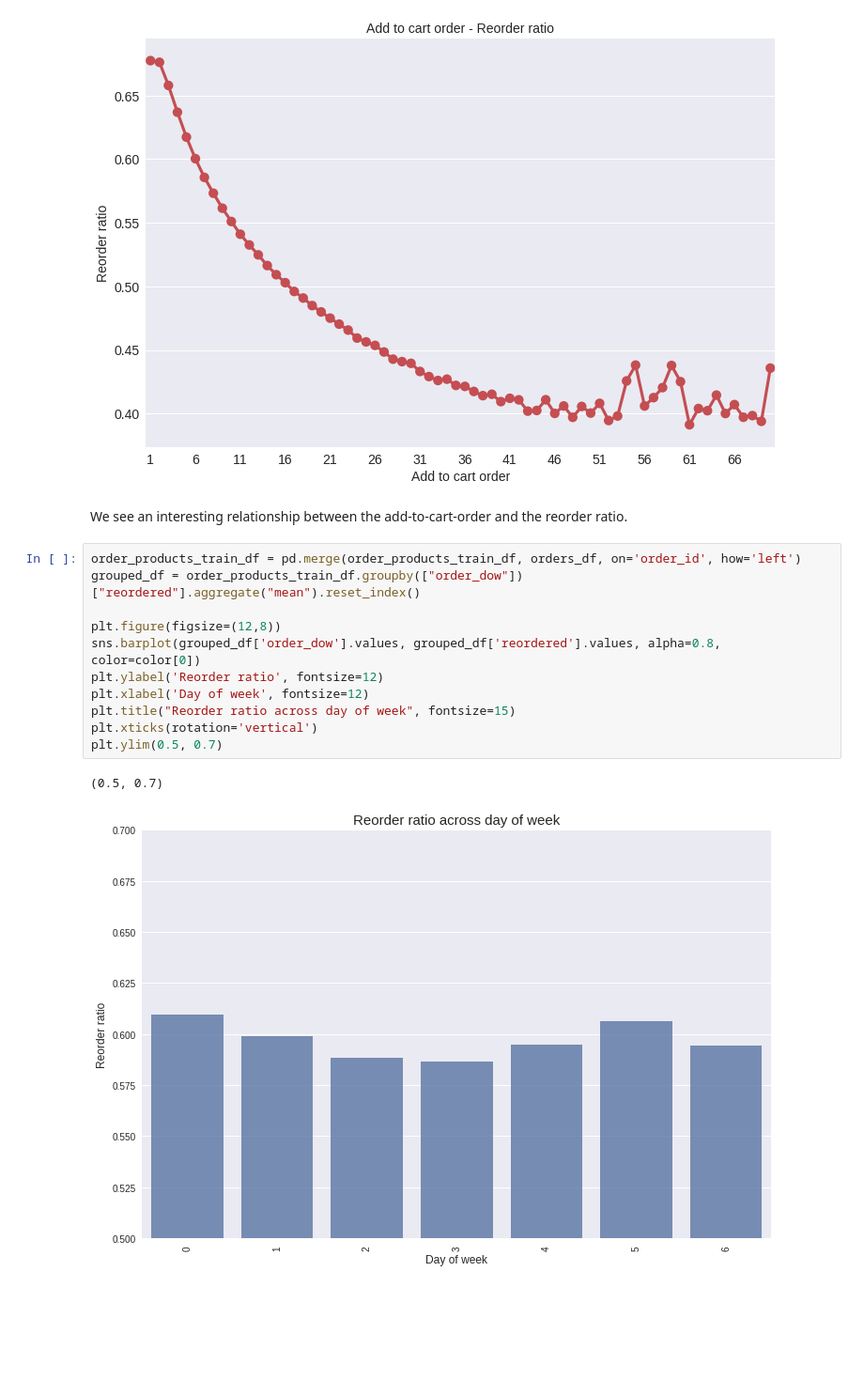
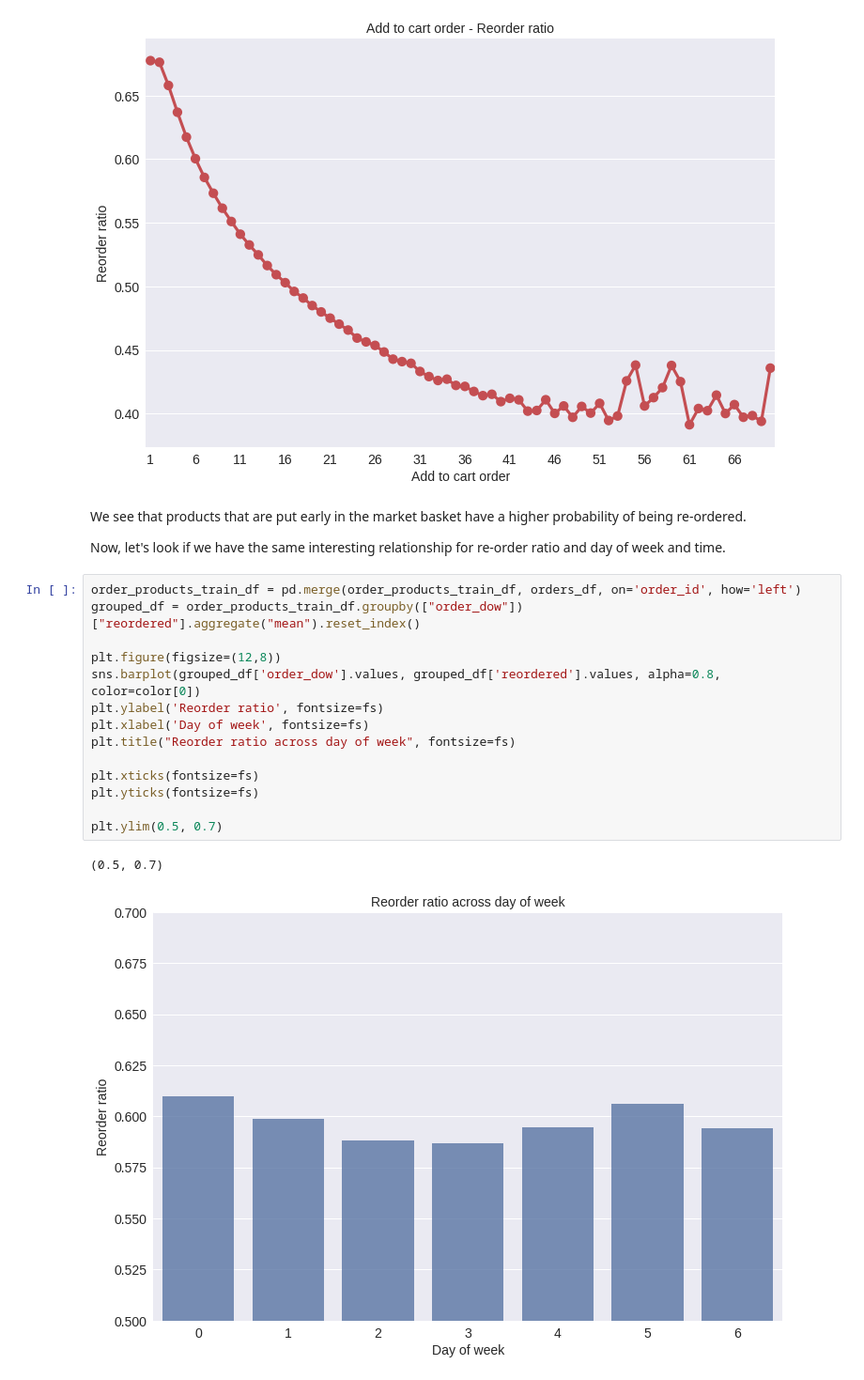
Before and after one commit to hallvardnydal/instacart, a Jupyter notebook: Exploration Notebook.ipynb, the cells around one changed output. Shown at 94% size. Cells and saved outputs as stored; diff of their text form; blank space fills up the shorter version.

```diff
--- a/Exploration Notebook.ipynb
+++ b/Exploration Notebook.ipynb
@@ -584,22 +594,27 @@ A value is trying to be set on a copy of a slice from a DataFrame
 See the caveats in the documentation: http://pandas.pydata.org/pandas-docs/stable/indexing.html#indexing-view-versus-copy
   self._setitem_with_indexer(indexer, value)
 [figure]
-# %% [markdown]
-We see an interesting relationship between the add-to-cart-order and the reorder ratio.
+# %% [markdown]
+We see that products that are put early in the market basket have a higher probability of being re-ordered.
+
+Now, let's look if we have the same interesting relationship for re-order ratio and day of week and time.
 # %%
 order_products_train_df = pd.merge(order_products_train_df, orders_df, on='order_id', how='left')
 grouped_df = order_products_train_df.groupby(["order_dow"])["reordered"].aggregate("mean").reset_index()
 
 plt.figure(figsize=(12,8))
 sns.barplot(grouped_df['order_dow'].values, grouped_df['reordered'].values, alpha=0.8, color=color[0])
-plt.ylabel('Reorder ratio', fontsize=12)
-plt.xlabel('Day of week', fontsize=12)
-plt.title("Reorder ratio across day of week", fontsize=15)
-plt.xticks(rotation='vertical')
+plt.ylabel('Reorder ratio', fontsize=fs)
+plt.xlabel('Day of week', fontsize=fs)
+plt.title("Reorder ratio across day of week", fontsize=fs)
+
+plt.xticks(fontsize=fs)
+plt.yticks(fontsize=fs)
+
 plt.ylim(0.5, 0.7)
 # %% [output]
 (0.5, 0.7)
-[figure, old version]
+[figure, new version]
 # %%
 grouped_df = order_products_train_df.groupby(["order_dow", "order_hour_of_day"])["reordered"].aggregate("mean").reset_index()
 grouped_df = grouped_df.pivot('order_dow', 'order_hour_of_day', 'reordered')
```
Also changed, not shown: parts of 19 cells of this notebook, 1 other file.
